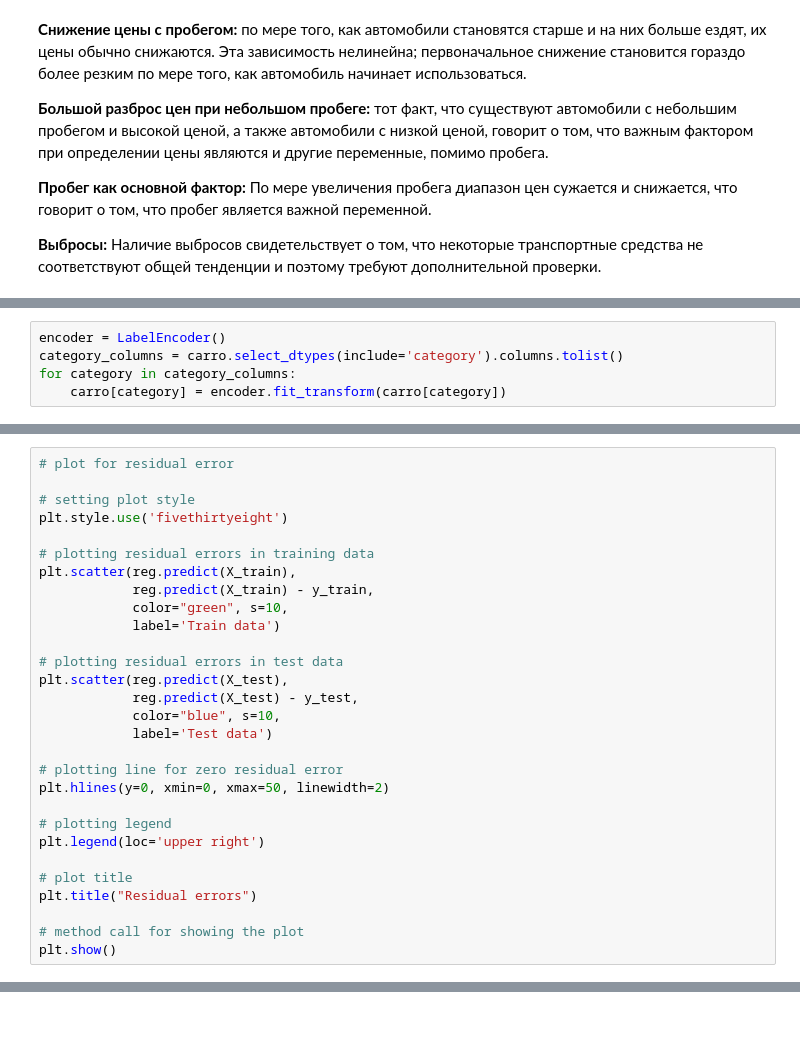
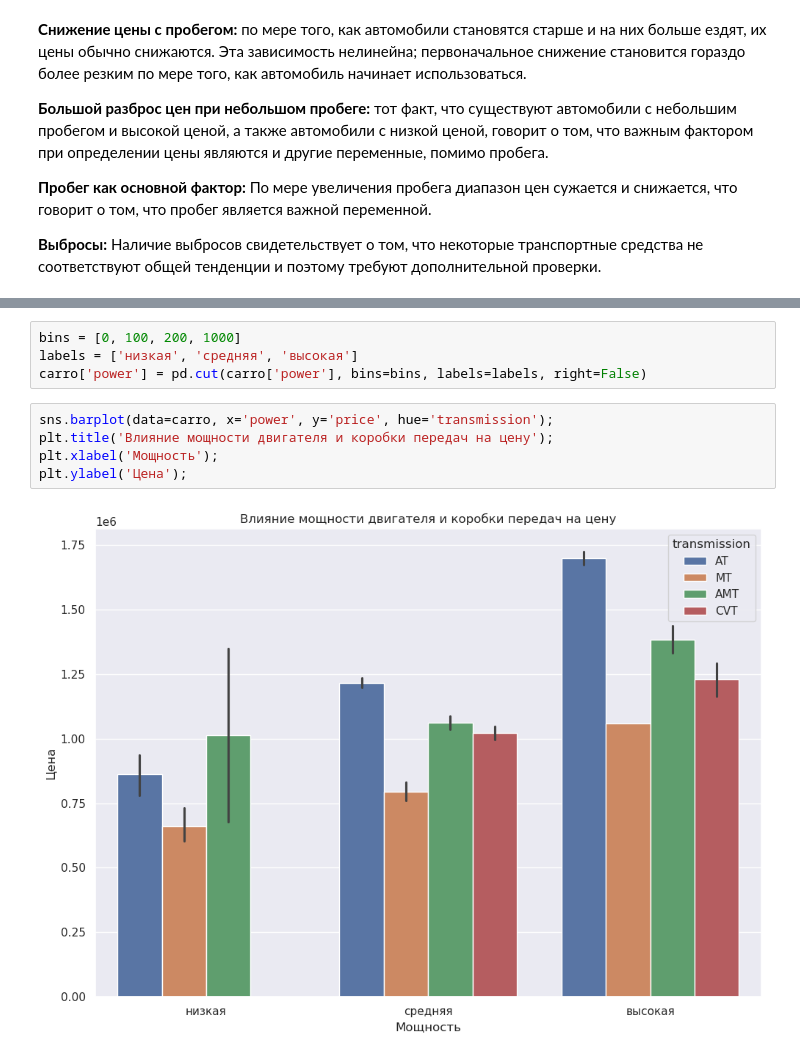
Before and after one commit to maxtyrsa/maxtyrsa, a Jupyter notebook: Анализ рынка подержанных автомобилей: парсинг данных с carro.ru/carro.ipynb, the cells around one changed output, grey strips where cells are left out. Cells and saved outputs as stored; diff of their text form; blank space fills up the shorter version.

```diff
--- a/Анализ рынка подержанных автомобилей: парсинг данных с carro.ru/carro.ipynb
+++ b/Анализ рынка подержанных автомобилей: парсинг данных с carro.ru/carro.ipynb
@@ -448,5 +334,0 @@ for column in columns_feature:
-# %%
-encoder = LabelEncoder()
-category_columns = carro.select_dtypes(include='category').columns.tolist()
-for category in category_columns:
-    carro[category] = encoder.fit_transform(carro[category])
@@ -482,29 +334,0 @@ Variance score: 0.6601850232102711
-# %%
-# plot for residual error
-
-# setting plot style
-plt.style.use('fivethirtyeight')
-
-# plotting residual errors in training data
-plt.scatter(reg.predict(X_train),
-            reg.predict(X_train) - y_train,
-            color="green", s=10,
-            label='Train data')
-
-# plotting residual errors in test data
-plt.scatter(reg.predict(X_test),
-            reg.predict(X_test) - y_test,
-            color="blue", s=10,
-            label='Test data')
-
-# plotting line for zero residual error
-plt.hlines(y=0, xmin=0, xmax=50, linewidth=2)
-
-# plotting legend
-plt.legend(loc='upper right')
-
-# plot title
-plt.title("Residual errors")
-
-# method call for showing the plot
-plt.show()
@@ -552,0 +335,11 @@ plt.show()
+# %%
+bins = [0, 100, 200, 1000]
+labels = ['низкая', 'средняя', 'высокая']
+carro['power'] = pd.cut(carro['power'], bins=bins, labels=labels, right=False)
+# %%
+sns.barplot(data=carro, x='power', y='price', hue='transmission');
+plt.title('Влияние мощности двигателя и коробки передач на цену');
+plt.xlabel('Мощность');
+plt.ylabel('Цена');
+# %% [output]
+[figure, added]
```
Also changed, not shown: parts of 53 cells of this notebook, 1 other file.
